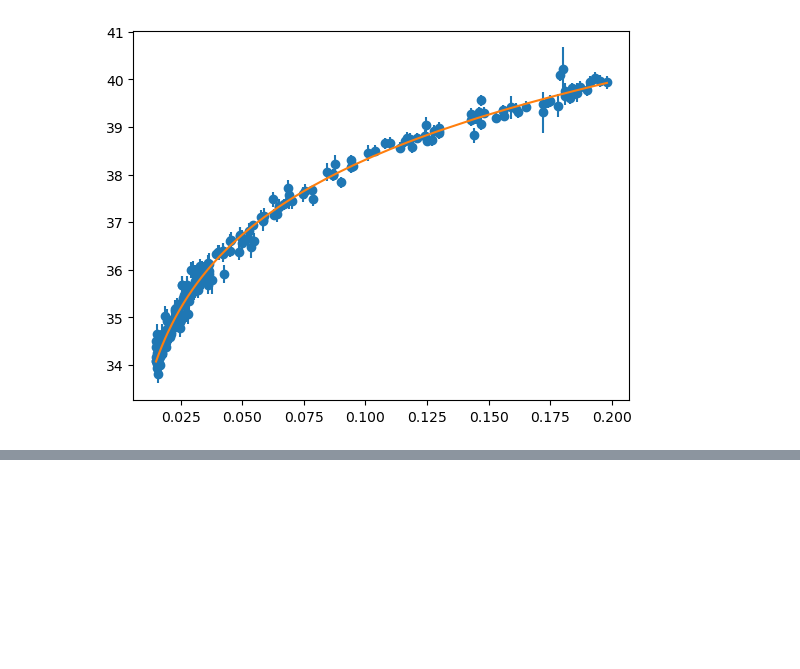
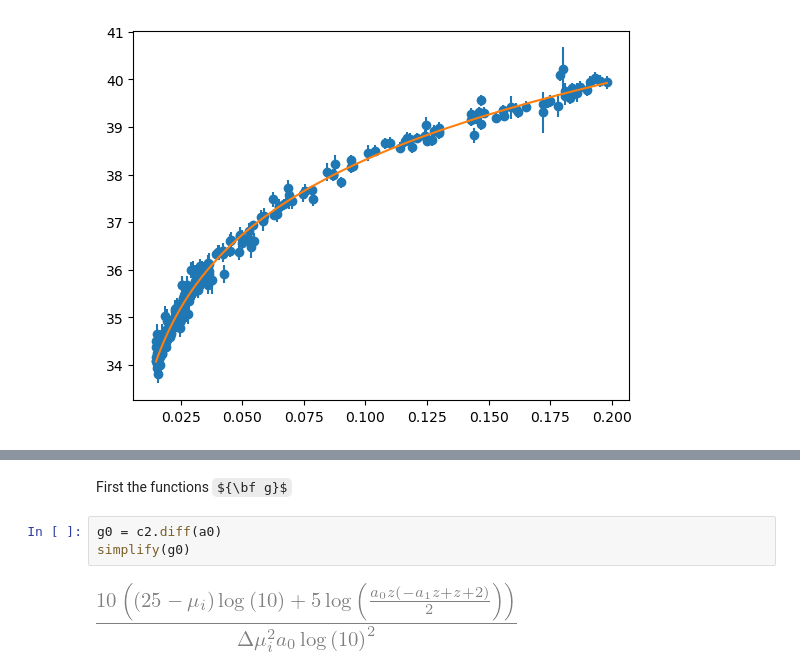
Before and after one commit to zingale/computational_astrophysics, a Jupyter notebook: content/fitting/application-snia-h0.ipynb, the cells around one changed output, grey strips where cells are left out. Saved outputs shown, nothing was run; the diff lists cells and outputs as text; some formulas as TeX source; blank space fills up the shorter version.

```diff
--- a/content/fitting/application-snia-h0.ipynb
+++ b/content/fitting/application-snia-h0.ipynb
@@ -119,0 +152,7 @@ fig
+# %% [markdown]
+First the functions ${\bf g}$
+# %%
+g0 = c2.diff(a0)
+simplify(g0)
+# %% [output]
+[figure, added]
```
Also changed, not shown: parts of 10 cells of this notebook, 1 other file.
